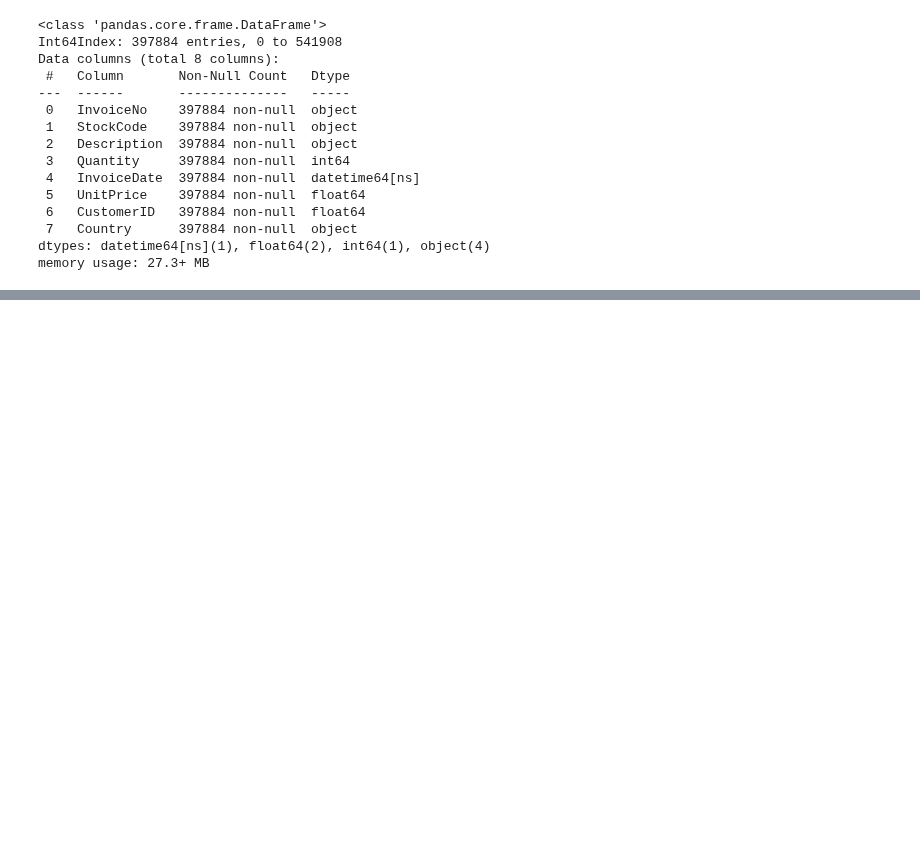
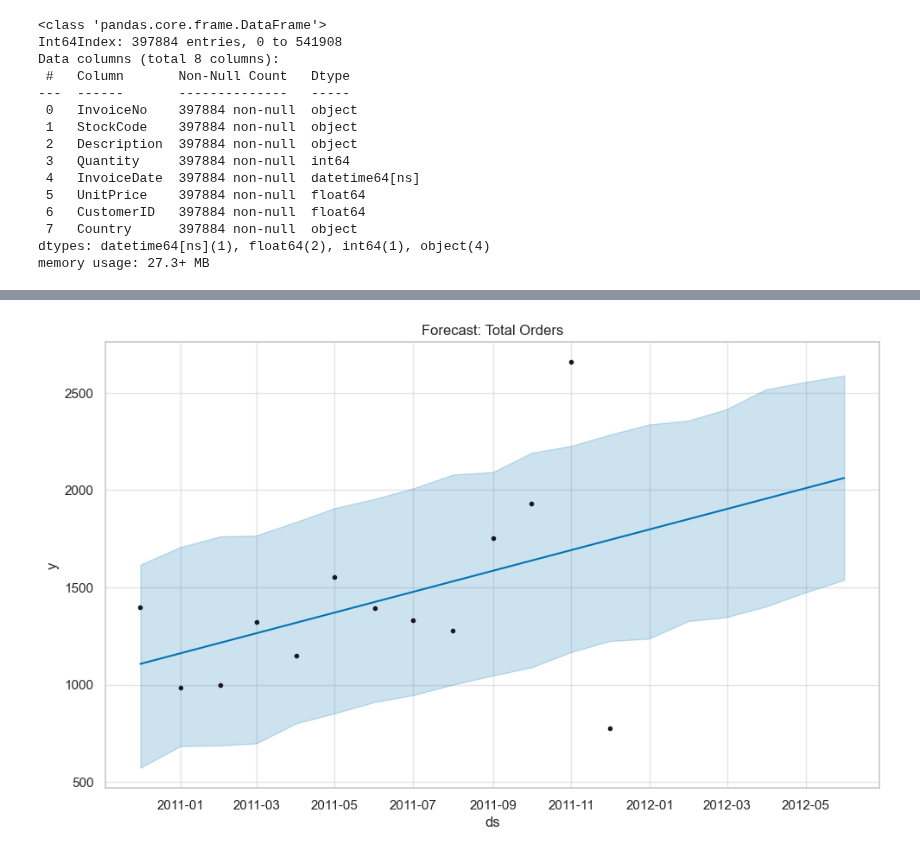
Before and after one commit to SachinthyaCodes/ecommerce-kpi-forecasting, a Jupyter notebook: notebooks/01_data_cleaning_eda.ipynb, the cells around one changed output, grey strips where cells are left out. Saved outputs shown, nothing was run; the diff lists cells and outputs as text; code cells hidden in the pictures; blank space fills up the shorter version.

```diff
--- a/notebooks/01_data_cleaning_eda.ipynb
+++ b/notebooks/01_data_cleaning_eda.ipynb
@@ -152,0 +285,16 @@ df.head()
+# %%
+orders_df = monthly_kpis[['Month', 'TotalOrders']].rename(columns={
+    'Month': 'ds',
+    'TotalOrders': 'y'
+})
+
+orders_model = Prophet()
+orders_model.fit(orders_df)
+
+orders_future = orders_model.make_future_dataframe(periods=6, freq='M')
+orders_forecast = orders_model.predict(orders_future)
+
+orders_model.plot(orders_forecast)
+plt.title("Forecast: Total Orders")
+plt.show()
+# %% [output]
@@ -152,0 +303 @@ df.head()
+[figure, added]
```
Also changed, not shown: parts of 19 cells of this notebook, 5 other files.
